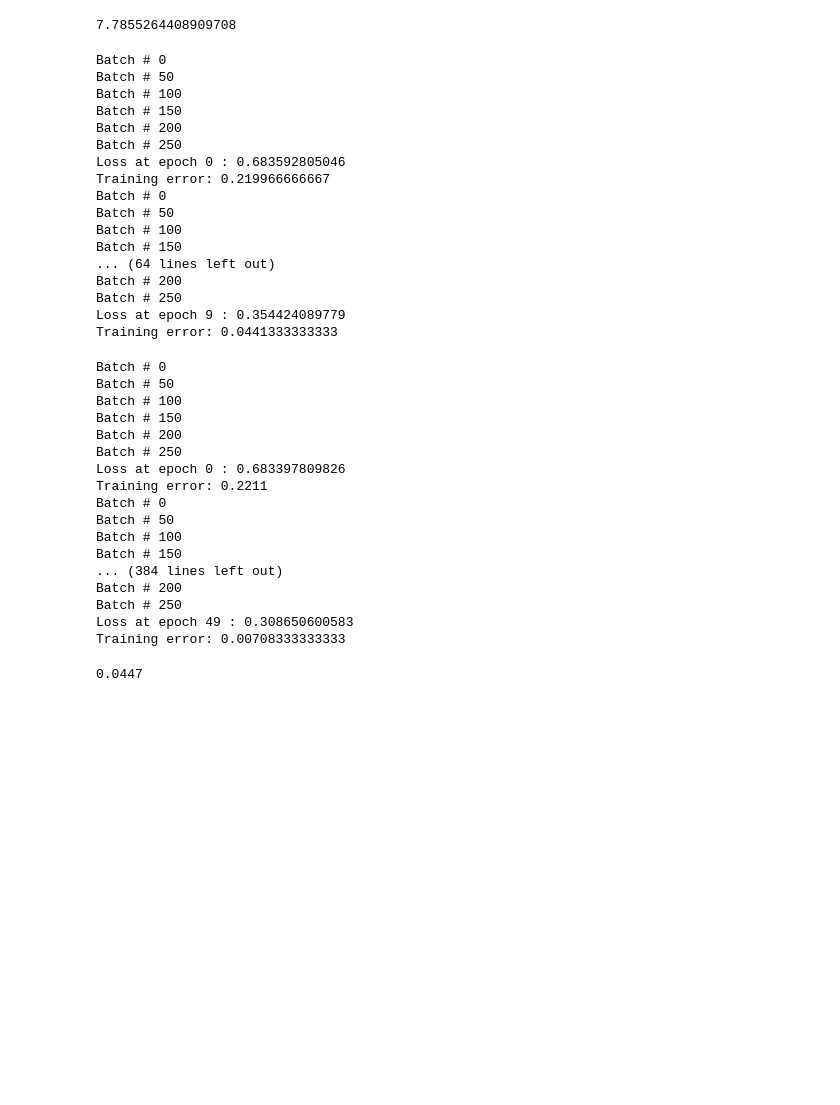
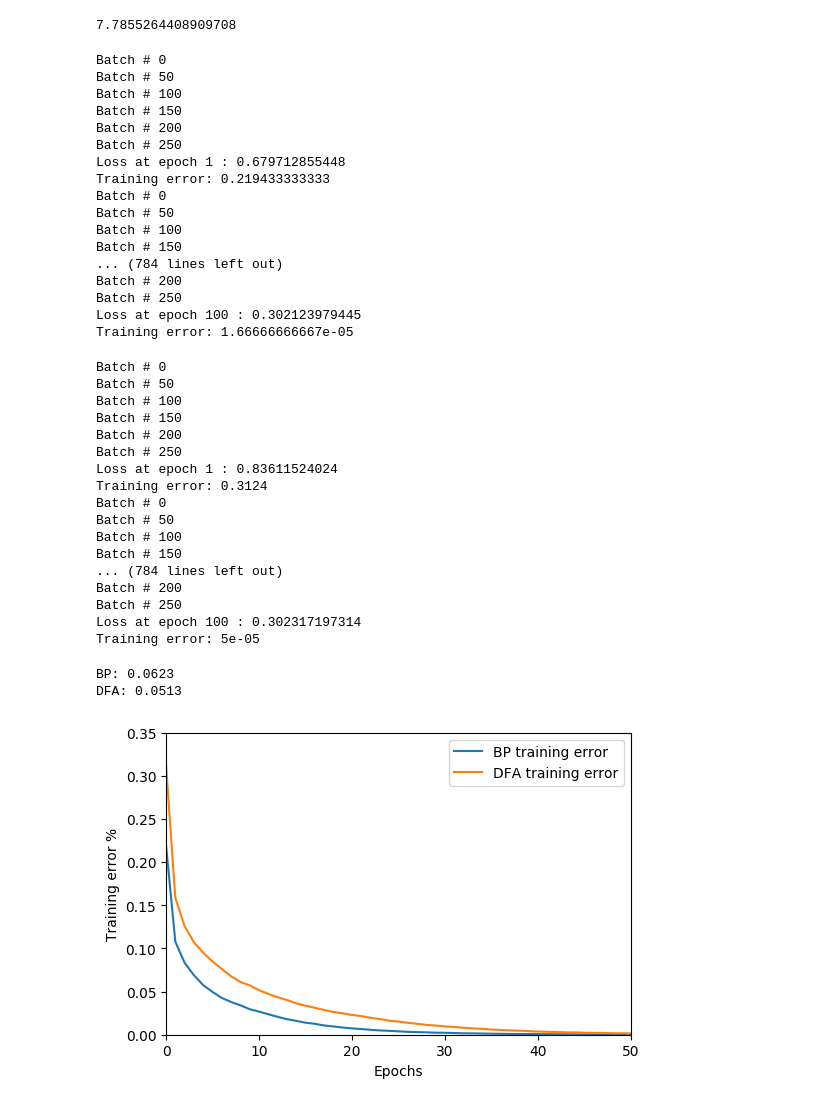
Before and after one commit to iacolippo/Direct-Feedback-Alignment, a Jupyter notebook: dfa-mnist.ipynb, the cells around one changed output. Cells and saved outputs as stored; diff of their text form; code cells hidden in the pictures; blank space fills up the shorter version.

Commit message:
plot of training error

```diff
--- a/dfa-mnist.ipynb
+++ b/dfa-mnist.ipynb
@@ -138,5 +135,5 @@ def train(x, y, n_epochs=10, lr=1e-3, batch_size=200, tol=1e-1):
 # %%
-nW1, nW2, nb1, nb2 = train(X_train, y_train)
+nW1, nW2, nb1, nb2, te_bp = train(X_train, y_train, n_epochs=100, lr=1e-3, batch_size=200, tol=1e-2)
 # %% [output]
 Batch # 0
 Batch # 50
@@ -144,43 +141,41 @@ Batch # 100
 Batch # 150
 Batch # 200
 Batch # 250
-Loss at epoch 0 : 0.683592805046
-Training error: 0.219966666667
+Loss at epoch 1 : 0.679712855448
+Training error: 0.219433333333
 Batch # 0
 Batch # 50
 Batch # 100
 Batch # 150
-... (64 lines left out)
+... (784 lines left out)
 Batch # 200
 Batch # 250
-Loss at epoch 9 : 0.354424089779
-Training error: 0.0441333333333
+Loss at epoch 100 : 0.302123979445
+Training error: 1.66666666667e-05
 # %%
 def dfa_backward_pass(e, h1, B1, a1, x):
     dW2 = -np.matmul(e, np.transpose(h1))
     da1 = np.matmul(B1, e)*(1-np.tanh(a1)**2)
     dW1 = -np.matmul(da1, np.transpose(x))
-    db1 = -da1
-    db2 = -e
-    return dW1, dW2, db1, db2
+    db1 = -np.sum(da1, axis=1)
+    db2 = -np.sum(e, axis=1)
+    return dW1, dW2, db1[:,np.newaxis], db2[:,np.newaxis]
 # %%
 def dfa_train(x, y, n_epochs=10, lr=1e-3, batch_size=200, tol=1e-1):
     x = np.transpose(x)
     y = np.transpose(y)
 
     W1, W2 = np.random.randn(800, 784), np.random.randn(10, 800)
-    b1, b2 = np.random.randn(800, batch_size), np.random.randn(10, batch_size)
+    b1, b2 = np.random.randn(800, 1), np.random.randn(10, 1)
 
     B1 = np.random.randn(800, 10)
     dataset_size = x.shape[1]
     n_batches = dataset_size//batch_size
-
+    te_dfa = []
     for i in xrange(n_epochs):
         perm = np.random.permutation(x.shape[1])
         x = x[:, perm]
         y = y[:, perm]
-        #plt.imshow(x[:, 0].reshape(28, 28))
-        #print np.argmax(y, axis=0)[0]
         loss = 0.
         train_error = 0.
         for j in xrange(n_batches):
@@ -198,16 +193,18 @@ def dfa_train(x, y, n_epochs=10, lr=1e-3, batch_size=200, tol=1e-1):
             dW1, dW2, db1, db2 = dfa_backward_pass(error, h1, B1, a1, samples)
             W1 += lr*dW1
             W2 += lr*dW2
-            b2 += lr*error
             b1 += lr*db1
+            b2 += lr*db2
             loss += loss_on_batch
-        print 'Loss at epoch', i, ':', loss/x.shape[1]
-        print 'Training error:', train_error/x.shape[1]
+        training_error = 1.*train_error/x.shape[1]
+        print 'Loss at epoch', i+1, ':', loss/x.shape[1]
+        print 'Training error:', training_error
+        te_dfa.append(training_error)
         if loss <= tol:
             break
-    return W1, W2, b1, b2
+    return W1, W2, b1, b2, te_dfa
 # %%
-nW1, nW2, nb1, nb2 = train(X_train, y_train, n_epochs=50, lr=1e-3, batch_size=200, tol=1e-2)
+nW1dfa, nW2dfa, nb1dfa, nb2dfa, te_dfa = dfa_train(X_train, y_train, n_epochs=100, lr=1e-3, batch_size=200, tol=1e-2)
 # %% [output]
 Batch # 0
 Batch # 50
@@ -215,15 +212,15 @@ Batch # 100
 Batch # 150
 Batch # 200
 Batch # 250
-Loss at epoch 0 : 0.683397809826
-Training error: 0.2211
+Loss at epoch 1 : 0.83611524024
+Training error: 0.3124
 Batch # 0
 Batch # 50
 Batch # 100
 Batch # 150
-... (384 lines left out)
+... (784 lines left out)
 Batch # 200
 Batch # 250
-Loss at epoch 49 : 0.308650600583
-Training error: 0.00708333333333
+Loss at epoch 100 : 0.302317197314
+Training error: 5e-05
 # %%
@@ -237,7 +232,20 @@ def test(W1, W2, test_samples, test_targets):
     truth = np.argmax(test_targets, axis=0)
     test_error = 1.*np.sum(preds!=truth)/preds.shape[0]
     return test_error
-# %%
-test(nW1, nW2, X_test, y_test)
-# %% [output]
-0.0447
+# %%
+print 'BP:', test(nW1, nW2, nb1, nb2, X_test, y_test)
+print 'DFA:', test(nW1dfa, nW2dfa, nb1dfa, nb2dfa, X_test, y_test)
+# %% [output]
+BP: 0.0623
+DFA: 0.0513
+# %%
+plt.plot(range(len(te_bp)), te_bp, label='BP training error')
+plt.plot(range(len(te_dfa)), te_dfa, label='DFA training error')
+plt.xlabel('Epochs')
+plt.ylabel('Training error %')
+plt.xlim([0, 50])
+plt.ylim([0, 0.35])
+plt.legend(loc='best')
+plt.show()
+# %% [output]
+[figure, added]
```
Also changed, not shown: parts of 6 cells of this notebook.
